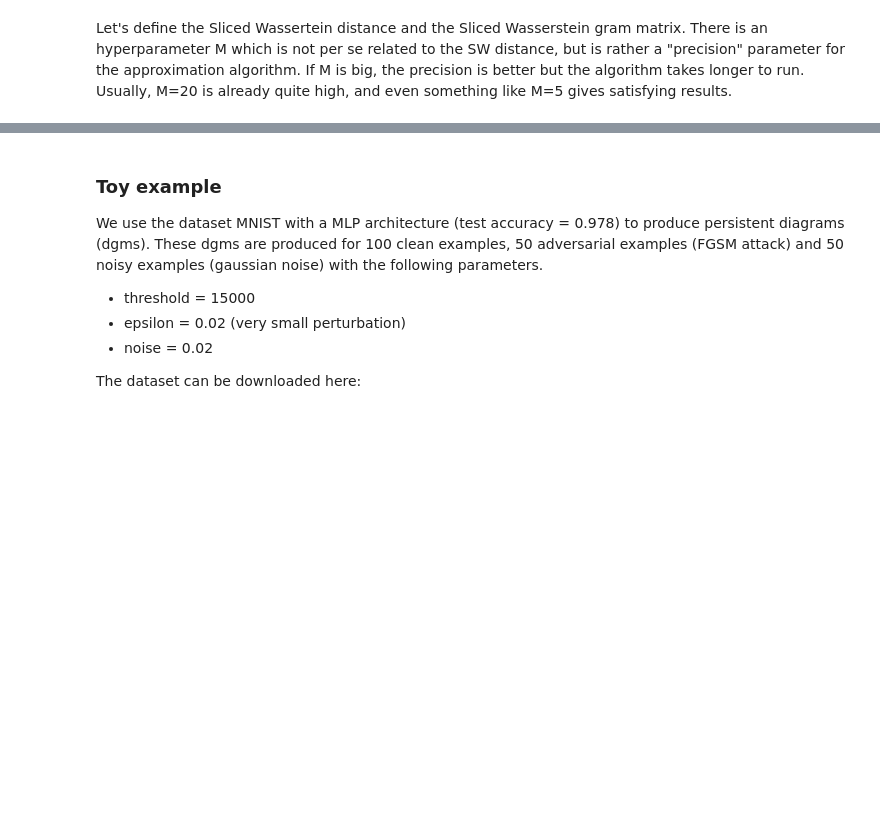
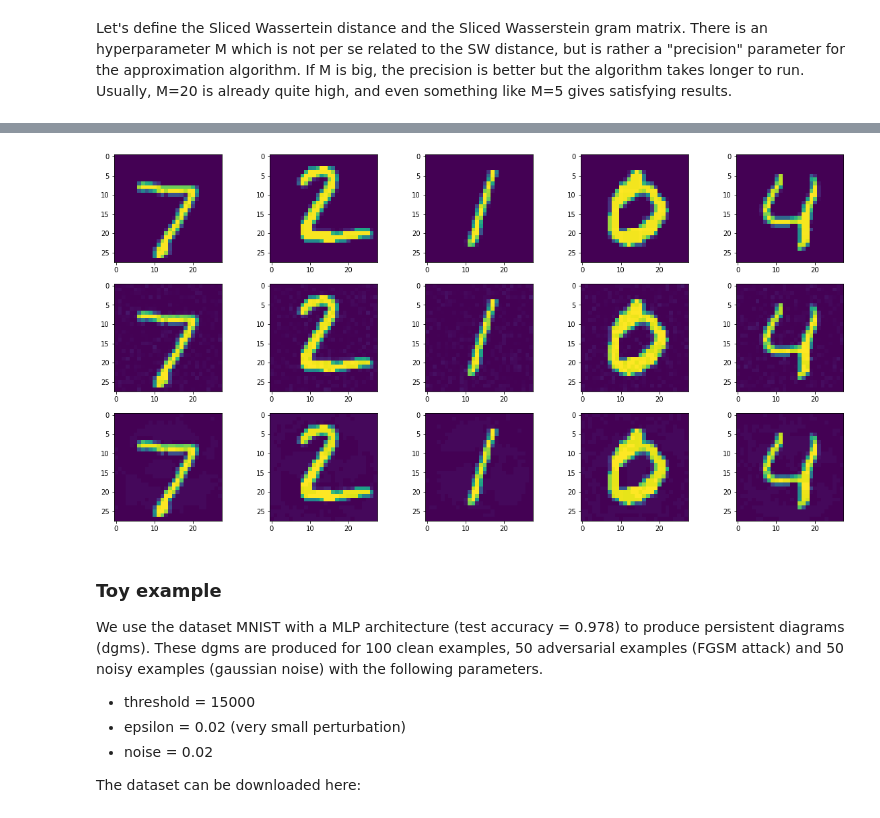
Before and after one commit to MGoibert/TDA_for_adv_robustness, a Jupyter notebook: custom_kernel/Custom_kernel_persistent_dgm-from-codebase.ipynb, the cells around one changed output, grey strips where cells are left out. Drawn from its saved outputs; the diff is of its cells as text; code cells hidden in the pictures; blank space fills up the shorter version.

```diff
--- a/custom_kernel/Custom_kernel_persistent_dgm-from-codebase.ipynb
+++ b/custom_kernel/Custom_kernel_persistent_dgm-from-codebase.ipynb
@@ -31,10 +48,10 @@ from random import shuffle
 # %%
-graphs_orig = get_dataset(
+graphs = get_dataset(
         num_epochs = 20,
         epsilon = 0,
         noise = 0,
         adv = False,
-        retain_data_point=True
+        retain_data_point=plot_images
 )
 # %% [output]
 Loaded successfully model from /tmp/tda/trained_models/mnist_20_epochs.model
@@ -63,9 +59,10 @@ array([[-0.5       , -0.5       , -0.5       , -0.5       , -0.5       ,
 # %%
-graphs = get_dataset(
+graphs_noise = get_dataset(
         num_epochs = 20,
         epsilon = 0,
-        noise = 0,
-        adv = False
+        noise = 0.02,
+        adv = False,
+        retain_data_point=plot_images
 )
 # %% [output]
 Loaded successfully model from /tmp/tda/trained_models/mnist_20_epochs.model
@@ -74,9 +70,10 @@ Successfully generated dataset of 1000 points (model accuracy 92.1%)
 # %%
-graphs_noise = get_dataset(
+graphs_adv = get_dataset(
         num_epochs = 20,
-        epsilon = 0,
-        noise = 5e-8,
-        adv = False
+        epsilon = 0.02,
+        noise = 0,
+        adv = True,
+        retain_data_point=plot_images
 )
 # %% [output]
 Loaded successfully model from /tmp/tda/trained_models/mnist_20_epochs.model
@@ -85,7 +80,0 @@ Successfully generated dataset of 1000 points (model accuracy 92.1%)
-# %%
-graphs_adv = get_dataset(
-        num_epochs = 20,
-        epsilon = 0.02,
-        noise = 0,
-        adv = True
-)
@@ -96,3 +81,13 @@ Successfully generated dataset of 1000 points (model accuracy 83.9%)
+# %%
+if plot_images:
+    plt.figure(figsize=(20,10))
+    nb_figures = 5
+    for j, ds in enumerate([graphs, graphs_noise, graphs_adv]):
+        for i in range(nb_figures):
+            ax = plt.subplot(3, nb_figures, 1+i+nb_figures*j)
+            ax.imshow(np.reshape(ds[i][0].original_data_point, (28, 28)))
+# %% [output]
+[figure, added]
 # %%
 shuffle(graphs)
 shuffle(graphs_noise)
```
Also changed, not shown: parts of 9 cells of this notebook.
